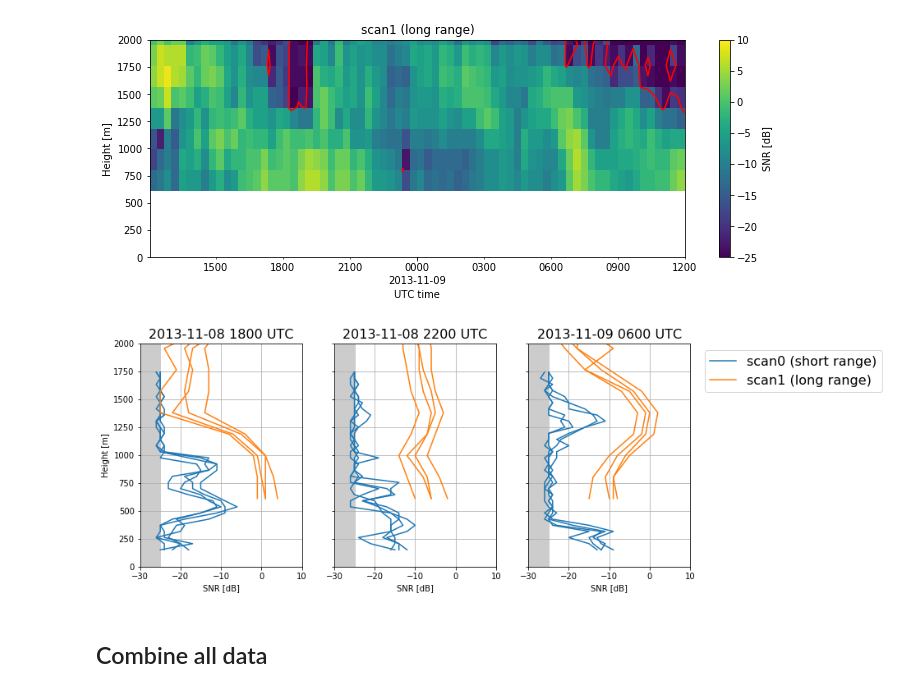
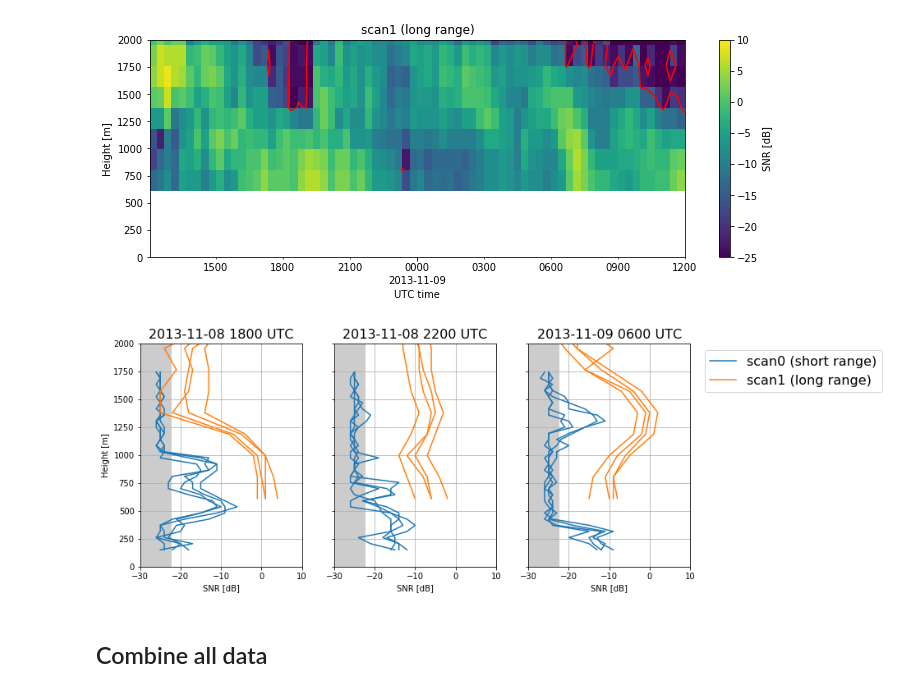
Before and after one commit to a2e-mmc/assessment, a Jupyter notebook: datasets/SWiFT/process_TTU_radar.ipynb, the cells around one changed output. Saved outputs shown, nothing was run; the diff lists cells and outputs as text; code cells hidden in the pictures.

Commit message:
Edits to address Dries' comments
- Shade SNR plot based on `SNR_cutoff`
- Commented out unused npz output
- Add output csv names to setup section at beginning of nb

```diff
--- a/datasets/SWiFT/process_TTU_radar.ipynb
+++ b/datasets/SWiFT/process_TTU_radar.ipynb
@@ -338,32 +340,32 @@ Text(0.5, 1.0, 'scan1 (long range)')
 # %%
 times_of_interest = ['2013-11-08 18:00',
                      '2013-11-08 22:00',
                      '2013-11-09 06:00']
 vmin,vmax = -30,10
 
 # plot SNR.0
 fig,ax = plot_profile({'scan0 (short range)':scan0_20min,
                        'scan1 (long range)':scan1_20min },
                       fields='SNR.0',
                       times=times_of_interest,
                       stack_by_datasets=True,
                       fieldlimits=(vmin,vmax),
                       heightlimits=(0,2000))
 # now, overlay SNR.[1-3]
 for plotvar in SNR_fields[1:]:
     plot_profile({'scan0 (short range)':scan0_20min,
                   'scan1 (long range)':scan1_20min },
                  fields=plotvar,
                  times=times_of_interest,
                  stack_by_datasets=True,
                  fieldlimits=(vmin,vmax),
                  heightlimits=(0,2000),
                  fig=fig,ax=ax,showlegend=False)
 for axi in ax:
     axi.set_xlabel('SNR [dB]')
-    axi.axvspan(-30,-25,color='0.8')
+    axi.axvspan(-30,SNR_cutoff,color='0.8')
 # %% [output]
-[figure, old version]
+[figure, new version]
 # %% [markdown]
 ## Combine all data
 # %%
```
Also changed, not shown: parts of 5 cells of this notebook.
